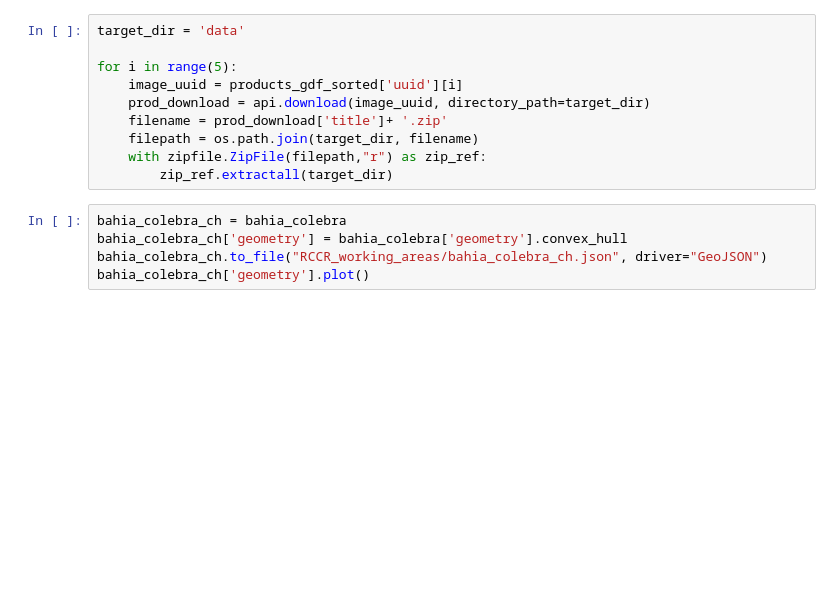
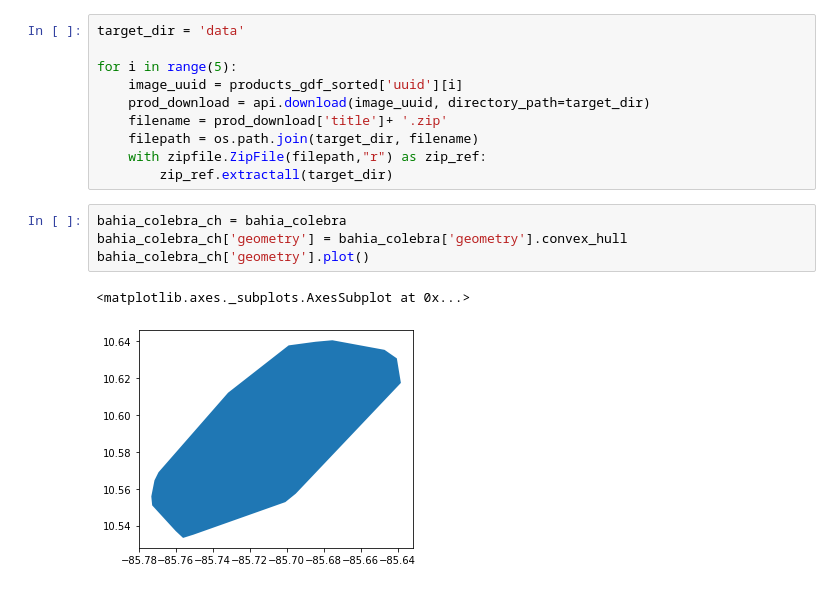
Before and after one commit to angelasindic/data-exploration, a Jupyter notebook: image-access/sentinel_api_download.ipynb, the cells around one changed output. Saved outputs shown, nothing was run; the diff lists cells and outputs as text; blank space fills up the shorter version.

```diff
--- a/image-access/sentinel_api_download.ipynb
+++ b/image-access/sentinel_api_download.ipynb
@@ -105,5 +133,7 @@ for i in range(5):
 # %%
 bahia_colebra_ch = bahia_colebra
 bahia_colebra_ch['geometry'] = bahia_colebra['geometry'].convex_hull
-bahia_colebra_ch.to_file("RCCR_working_areas/bahia_colebra_ch.json", driver="GeoJSON")
 bahia_colebra_ch['geometry'].plot()
+# %% [output]
+<matplotlib.axes._subplots.AxesSubplot at 0x...>
+[figure, added]
```
Also changed, not shown: parts of 5 cells of this notebook, 5 other files.
